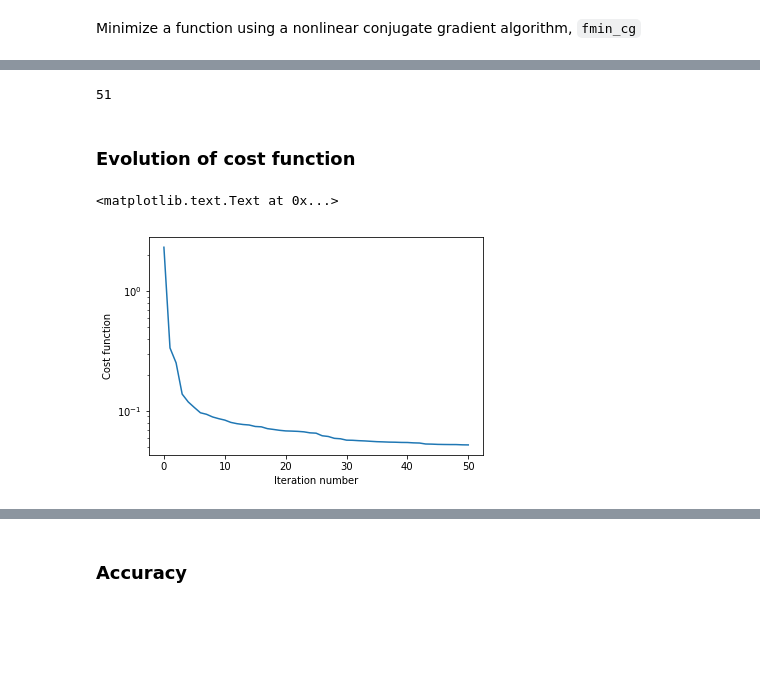
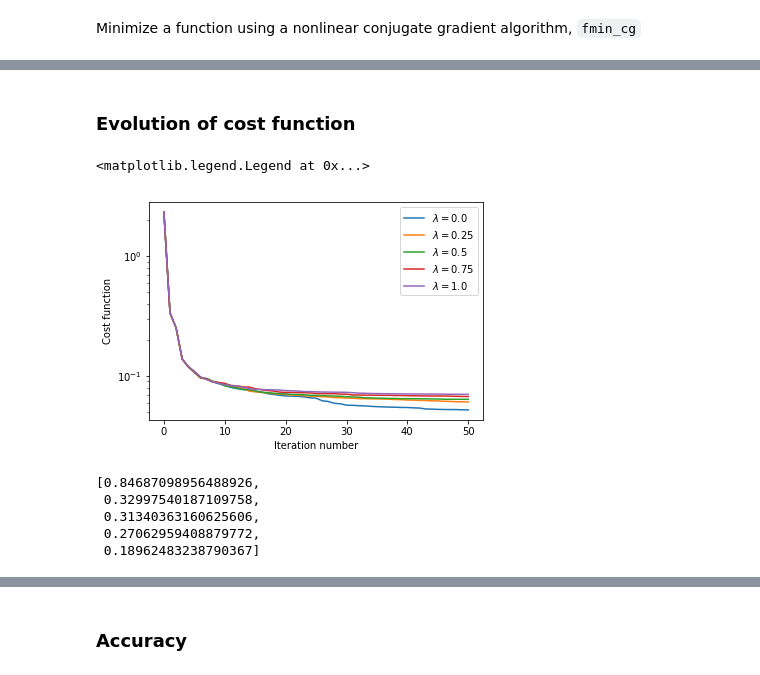
Before and after one commit to denglert/machine-learning-sandbox, a Jupyter notebook: courses/Coursera_Machine_Learning/Week_4_Neural_Networks/exercise/Multi_class_logistic_regression.ipynb, the cells around one changed output, grey strips where cells are left out. Saved outputs shown, nothing was run; the diff lists cells and outputs as text; code cells hidden in the pictures; blank space fills up the shorter version.

Commit message:
Cost function vs. iterations and l2 norm for different regularization coeffiecients

```diff
--- a/courses/Coursera_Machine_Learning/Week_4_Neural_Networks/exercise/Multi_class_logistic_regression.ipynb
+++ b/courses/Coursera_Machine_Learning/Week_4_Neural_Networks/exercise/Multi_class_logistic_regression.ipynb
@@ -346,5 +364,3 @@ g = gradient(theta0, X, y, lam=0)
 ### Optimization
 # %% [markdown]
 Minimize a function using a nonlinear conjugate gradient algorithm, `fmin_cg`
-# %%
-lam = 0
@@ -353,5 +369,11 @@ def save_cost_function_val_callback():
+# %%
+lambdas = np.linspace(0.0, 1.0, 5)
 # %%
-theta_opt, theta_iters = optimize.fmin_cg(f=cost_function, fprime=gradient, x0=theta0, args=(X, y, lam), maxiter=50, retall=True)
+theta_opts, theta_iters = {}, {}
+for lam in lambdas:
+    theta_opt, theta_iter = optimize.fmin_cg(f=cost_function, fprime=gradient, x0=theta0, args=(X, y, lam), maxiter=50, retall=True)
+    theta_opts[lam] = theta_opt
+    theta_iters[lam] = theta_iter
 # %% [output]
 Warning: Maximum number of iterations has been exceeded.
          Current function value: 0.052079
@@ -363,17 +397,17 @@ y_predicted = hypothesis(theta_opt,X)
-# %%
-len(f_opt)
-# %% [output]
-51
 # %% [markdown]
 ### Evolution of cost function
 # %%
-costs = [cost_function(theta, X, y, lam) for theta in theta_iters]
+costs = {}
+for lam, theta_iter in theta_iters.items():
+    costs[lam] = [cost_function(theta, X, y, lam) for theta in theta_iter]
 # %%
 f,a = plt.subplots()
-a.plot(costs)
+for lam, cost in costs.items():
+    a.plot(cost, label="$\lambda = {}$".format(lam))
 a.set_yscale('log')
 a.set_xlabel('Iteration number')
 a.set_ylabel('Cost function')
+plt.legend()
 # %% [output]
-<matplotlib.text.Text at 0x...>
+<matplotlib.legend.Legend at 0x...>
-[figure, old version]
+[figure, new version]
@@ -379,0 +416,8 @@ a.set_ylabel('Cost function')
+# %%
+theta_l2
+# %% [output]
+[0.84687098956488926,
+ 0.32997540187109758,
+ 0.31340363160625606,
+ 0.27062959408879772,
+ 0.18962483238790367]
```
Also changed, not shown: parts of 12 cells of this notebook.
